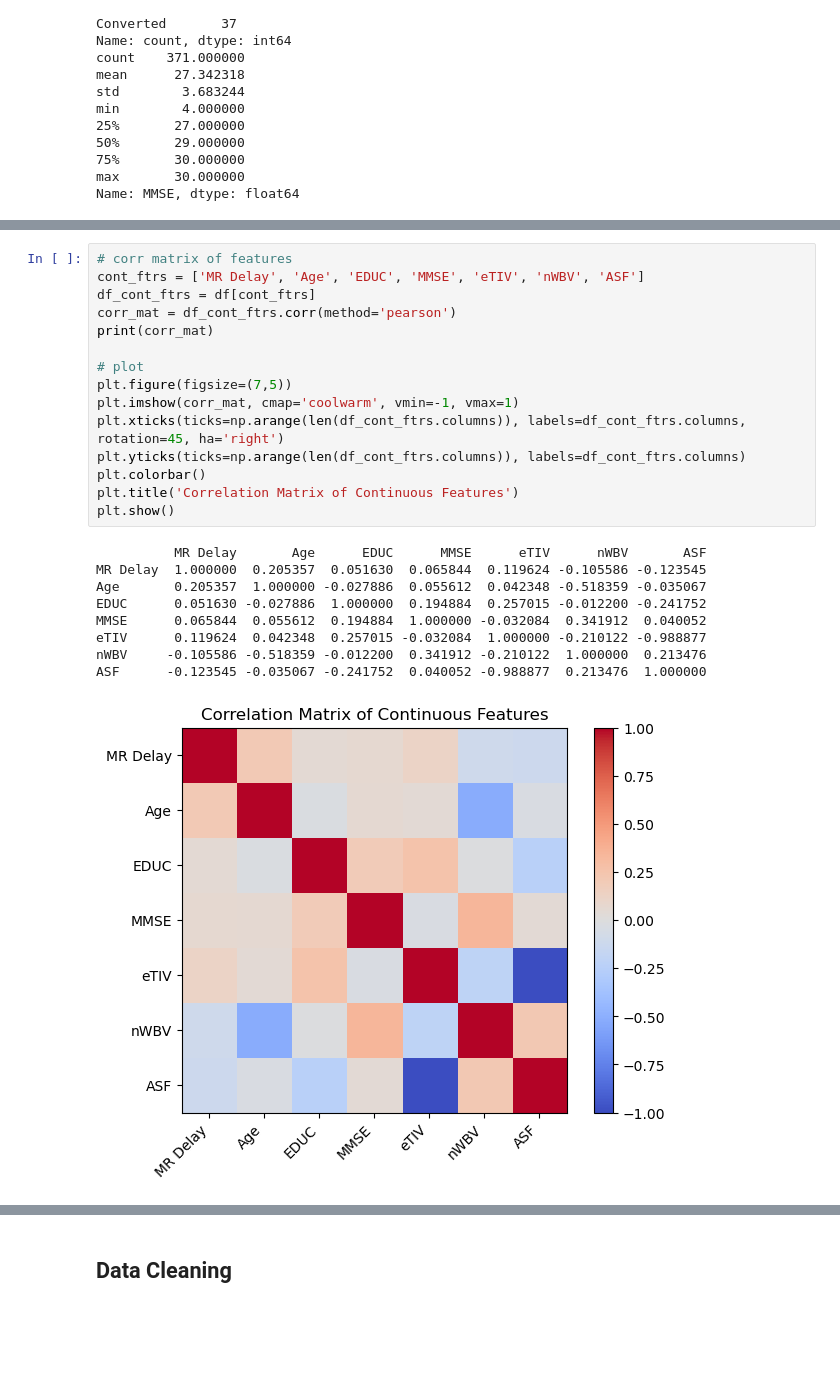
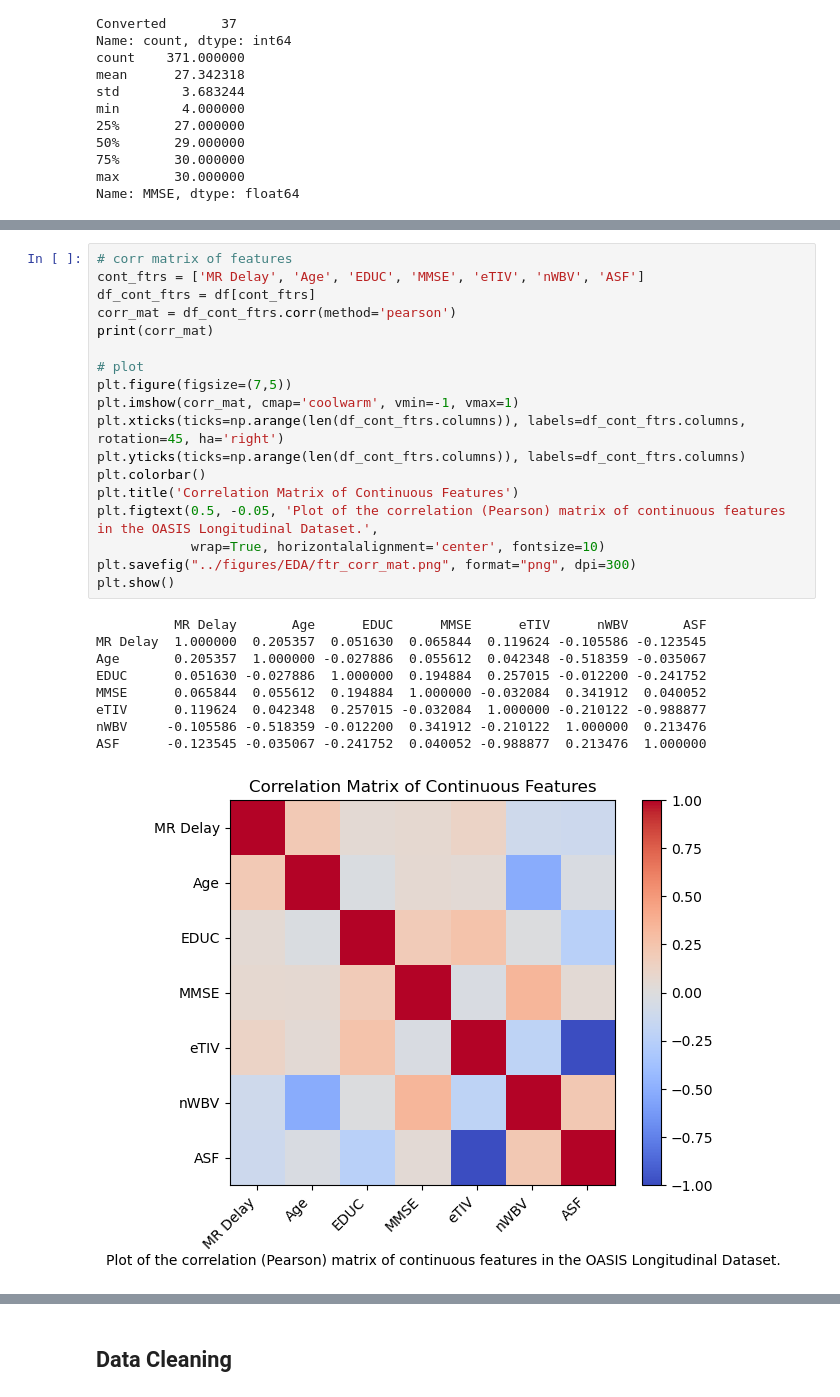
Before and after one commit to s-bao/data1030-project, a Jupyter notebook: src/EDA.ipynb, the cells around one changed output, grey strips where cells are left out. Cells and saved outputs as stored; diff of their text form; blank space fills up the shorter version.

```diff
--- a/notebooks/code.ipynb
+++ b/src/EDA.ipynb
@@ -301,28 +322,31 @@ plt.show()
 # %%
 # corr matrix of features
 cont_ftrs = ['MR Delay', 'Age', 'EDUC', 'MMSE', 'eTIV', 'nWBV', 'ASF']
 df_cont_ftrs = df[cont_ftrs]
 corr_mat = df_cont_ftrs.corr(method='pearson')
 print(corr_mat)
 
 # plot
 plt.figure(figsize=(7,5))
 plt.imshow(corr_mat, cmap='coolwarm', vmin=-1, vmax=1)
 plt.xticks(ticks=np.arange(len(df_cont_ftrs.columns)), labels=df_cont_ftrs.columns, rotation=45, ha='right')
 plt.yticks(ticks=np.arange(len(df_cont_ftrs.columns)), labels=df_cont_ftrs.columns)
 plt.colorbar()
 plt.title('Correlation Matrix of Continuous Features')
+plt.figtext(0.5, -0.05, 'Plot of the correlation (Pearson) matrix of continuous features in the OASIS Longitudinal Dataset.',
+            wrap=True, horizontalalignment='center', fontsize=10)
+plt.savefig("../figures/EDA/ftr_corr_mat.png", format="png", dpi=300)
 plt.show()
 # %% [output]
           MR Delay       Age      EDUC      MMSE      eTIV      nWBV       ASF
 MR Delay  1.000000  0.205357  0.051630  0.065844  0.119624 -0.105586 -0.123545
 Age       0.205357  1.000000 -0.027886  0.055612  0.042348 -0.518359 -0.035067
 EDUC      0.051630 -0.027886  1.000000  0.194884  0.257015 -0.012200 -0.241752
 MMSE      0.065844  0.055612  0.194884  1.000000 -0.032084  0.341912  0.040052
 eTIV      0.119624  0.042348  0.257015 -0.032084  1.000000 -0.210122 -0.988877
 nWBV     -0.105586 -0.518359 -0.012200  0.341912 -0.210122  1.000000  0.213476
 ASF      -0.123545 -0.035067 -0.241752  0.040052 -0.988877  0.213476  1.000000
-[figure, old version]
+[figure, new version]
 # %%
 # plot eTIV and ASF
 plt.figure(figsize=(7,5))
```
Also changed, not shown: parts of 18 cells of this notebook, 17 other files.
